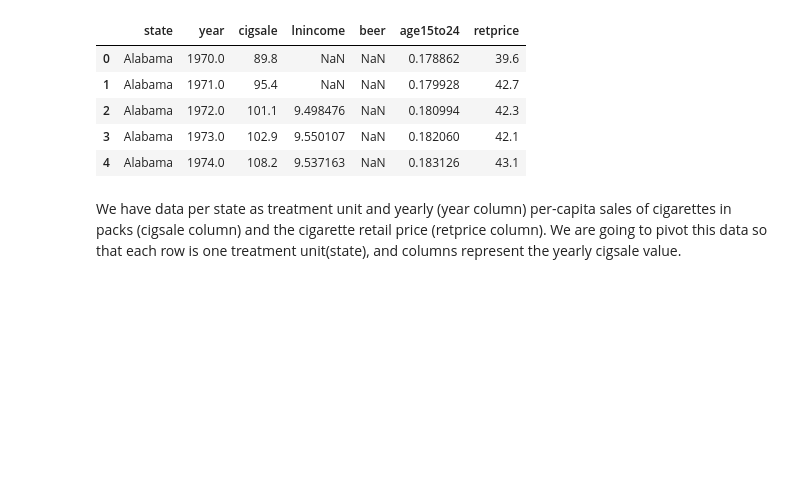
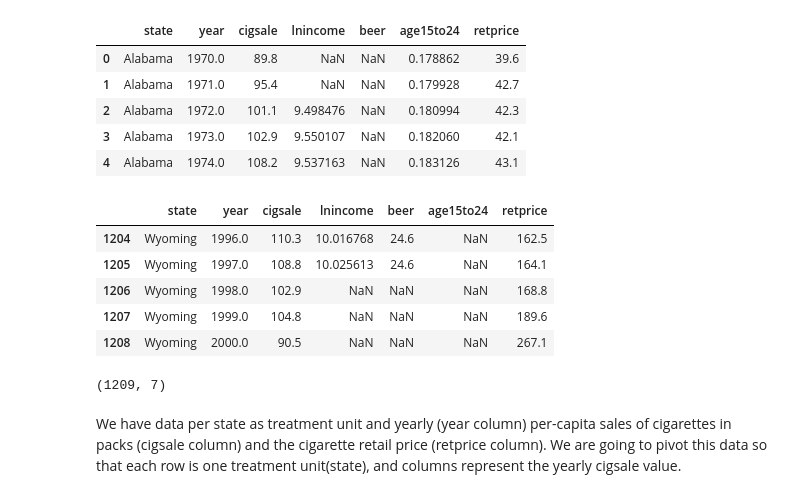
Before and after one commit to benjov/Econometria-II-2024, a Jupyter notebook: Clase_12_SyntheticControl/California_Tobacco_Tax_and_Health_Protection_Act.ipynb, the cells around one changed output. Cells and saved outputs as stored; diff of their text form; code cells hidden in the pictures; blank space fills up the shorter version.

```diff
--- a/Clase_12_SyntheticControl/California_Tobacco_Tax_and_Health_Protection_Act.ipynb
+++ b/Clase_12_SyntheticControl/California_Tobacco_Tax_and_Health_Protection_Act.ipynb
@@ -42,6 +43,23 @@ df.head()
 | 2 | Alabama | 1972.0 | 101.1 | 9.498476 | NaN | 0.180994 | 42.3 |
 | 3 | Alabama | 1973.0 | 102.9 | 9.550107 | NaN | 0.182060 | 42.1 |
 | 4 | Alabama | 1974.0 | 108.2 | 9.537163 | NaN | 0.183126 | 43.1 |
+# %%
+#
+
+df.tail()
+# %% [output]
+|  | state | year | cigsale | lnincome | beer | age15to24 | retprice |
+| 1204 | Wyoming | 1996.0 | 110.3 | 10.016768 | 24.6 | NaN | 162.5 |
+| 1205 | Wyoming | 1997.0 | 108.8 | 10.025613 | 24.6 | NaN | 164.1 |
+| 1206 | Wyoming | 1998.0 | 102.9 | NaN | NaN | NaN | 168.8 |
+| 1207 | Wyoming | 1999.0 | 104.8 | NaN | NaN | NaN | 189.6 |
+| 1208 | Wyoming | 2000.0 | 90.5 | NaN | NaN | NaN | 267.1 |
+# %%
+#
+
+df.shape
+# %% [output]
+(1209, 7)
 # %% [markdown]
 We have data per state as treatment unit and yearly (year column) per-capita sales of cigarettes in packs (cigsale column) and the cigarette retail price (retprice column). We are going to pivot this data so that each row is one treatment unit(state), and columns represent the yearly cigsale value.
 # %%
```
Also changed, not shown: parts of 3 cells of this notebook, 3 other files.
